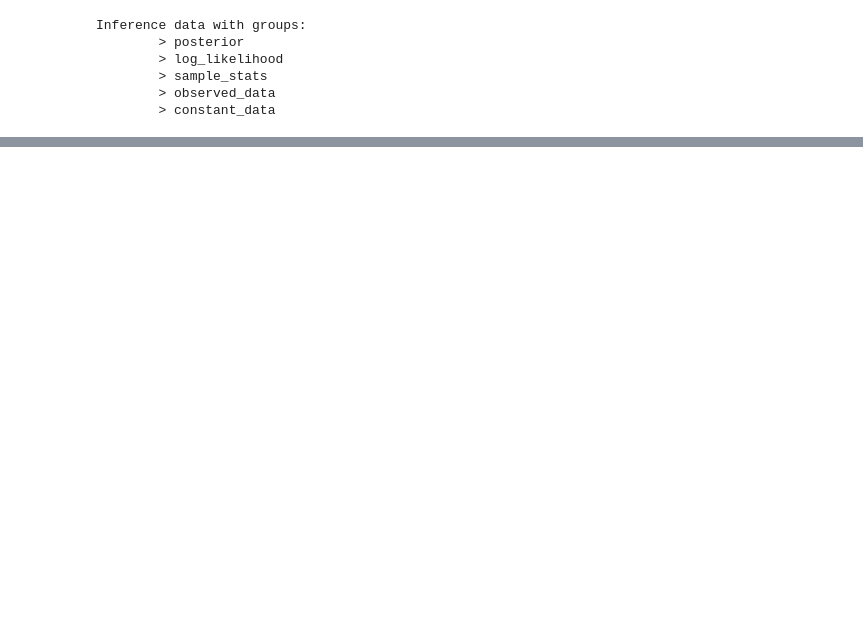
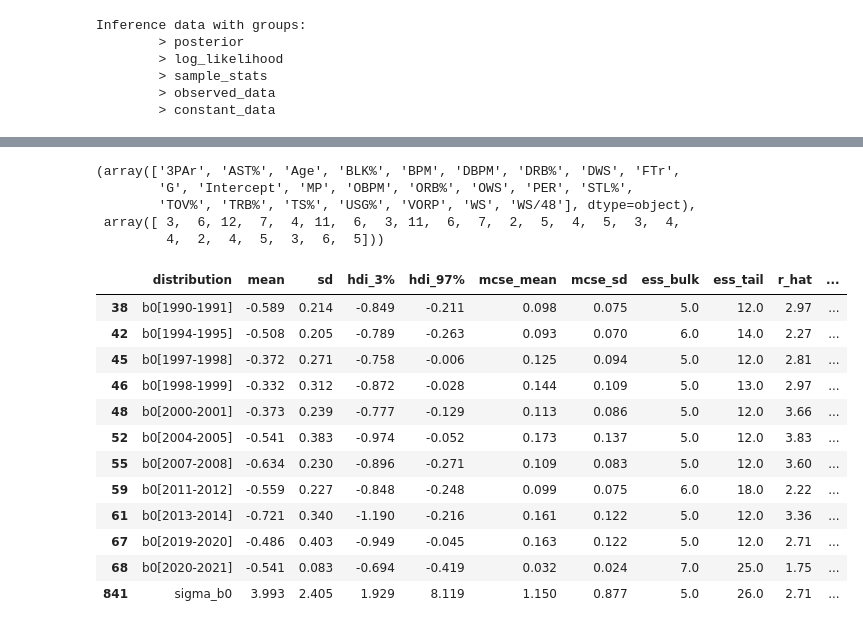
Before and after one commit to anath703/DS6040_Project, a Jupyter notebook: Hierarchical.ipynb, the cells around one changed output, grey strips where cells are left out. Drawn from its saved outputs; the diff is of its cells as text; code cells hidden in the pictures; blank space fills up the shorter version.

```diff
--- a/Hierarchical.ipynb
+++ b/Hierarchical.ipynb
@@ -448,0 +576,24 @@ all_predictor_df
+# %%
+np.unique(all_predictor_df[all_predictor_df['significant'] == True]['predictor'], return_counts=True)
+# %% [output]
+(array(['3PAr', 'AST%', 'Age', 'BLK%', 'BPM', 'DBPM', 'DRB%', 'DWS', 'FTr',
+        'G', 'Intercept', 'MP', 'OBPM', 'ORB%', 'OWS', 'PER', 'STL%',
+        'TOV%', 'TRB%', 'TS%', 'USG%', 'VORP', 'WS', 'WS/48'], dtype=object),
+ array([ 3,  6, 12,  7,  4, 11,  6,  3, 11,  6,  7,  2,  5,  4,  5,  3,  4,
+         4,  2,  4,  5,  3,  6,  5]))
+# %%
+all_predictor_df[(all_predictor_df['significant'] == True) & (all_predictor_df['predictor'] == 'Age')]
+# %% [output]
+|  | distribution | mean | sd | hdi_3% | hdi_97% | mcse_mean | mcse_sd | ess_bulk | ess_tail | r_hat | ... |
+| 38 | b0[1990-1991] | -0.589 | 0.214 | -0.849 | -0.211 | 0.098 | 0.075 | 5.0 | 12.0 | 2.97 | ... |
+| 42 | b0[1994-1995] | -0.508 | 0.205 | -0.789 | -0.263 | 0.093 | 0.070 | 6.0 | 14.0 | 2.27 | ... |
+| 45 | b0[1997-1998] | -0.372 | 0.271 | -0.758 | -0.006 | 0.125 | 0.094 | 5.0 | 12.0 | 2.81 | ... |
+| 46 | b0[1998-1999] | -0.332 | 0.312 | -0.872 | -0.028 | 0.144 | 0.109 | 5.0 | 13.0 | 2.97 | ... |
+| 48 | b0[2000-2001] | -0.373 | 0.239 | -0.777 | -0.129 | 0.113 | 0.086 | 5.0 | 12.0 | 3.66 | ... |
+| 52 | b0[2004-2005] | -0.541 | 0.383 | -0.974 | -0.052 | 0.173 | 0.137 | 5.0 | 12.0 | 3.83 | ... |
+| 55 | b0[2007-2008] | -0.634 | 0.230 | -0.896 | -0.271 | 0.109 | 0.083 | 5.0 | 12.0 | 3.60 | ... |
+| 59 | b0[2011-2012] | -0.559 | 0.227 | -0.848 | -0.248 | 0.099 | 0.075 | 6.0 | 18.0 | 2.22 | ... |
+| 61 | b0[2013-2014] | -0.721 | 0.340 | -1.190 | -0.216 | 0.161 | 0.122 | 5.0 | 12.0 | 3.36 | ... |
+| 67 | b0[2019-2020] | -0.486 | 0.403 | -0.949 | -0.045 | 0.163 | 0.122 | 5.0 | 12.0 | 2.71 | ... |
+| 68 | b0[2020-2021] | -0.541 | 0.083 | -0.694 | -0.419 | 0.032 | 0.024 | 7.0 | 25.0 | 1.75 | ... |
+| 841 | sigma_b0 | 3.993 | 2.405 | 1.929 | 8.119 | 1.150 | 0.877 | 5.0 | 26.0 | 2.71 | ... |
```
Also changed, not shown: parts of 17 cells of this notebook.
